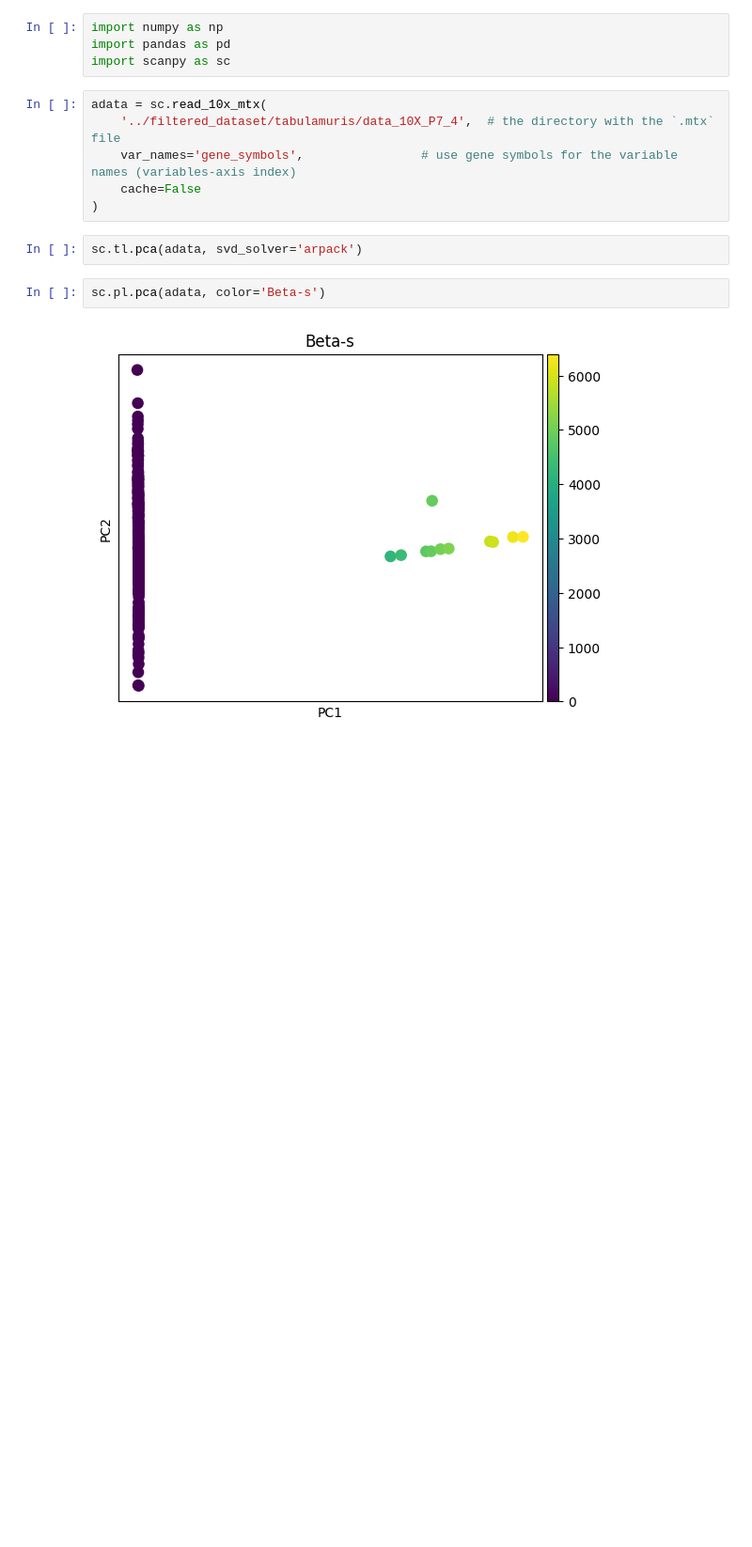
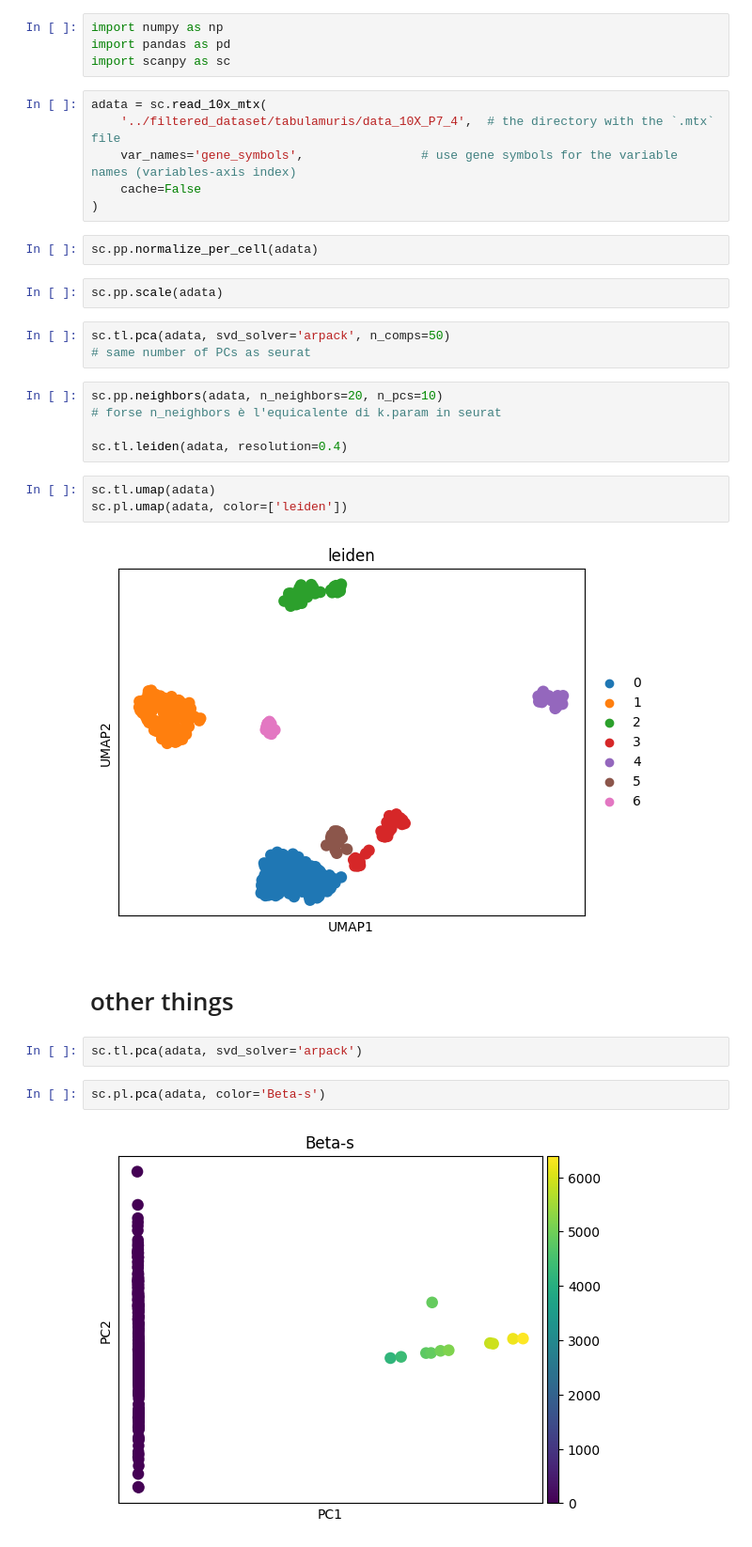
Before and after one commit to arcotan/single-cell-data-analysis, a Jupyter notebook: scanpy/no_preprocess.ipynb, the cells around one changed output. Shown at 94% size. Cells and saved outputs as stored; diff of their text form; blank space fills up the shorter version.

Commit message:
scanpy ha quasi gli stessi parametri di seurat

```diff
--- a/scanpy/no_preprocess.ipynb
+++ b/scanpy/no_preprocess.ipynb
@@ -8,6 +8,25 @@ adata = sc.read_10x_mtx(
     var_names='gene_symbols',                # use gene symbols for the variable names (variables-axis index)
     cache=False
 )
+# %%
+sc.pp.normalize_per_cell(adata)
+# %%
+sc.pp.scale(adata)
+# %%
+sc.tl.pca(adata, svd_solver='arpack', n_comps=50)
+# same number of PCs as seurat
+# %%
+sc.pp.neighbors(adata, n_neighbors=20, n_pcs=10)
+# forse n_neighbors è l'equicalente di k.param in seurat
+
+sc.tl.leiden(adata, resolution=0.4)
+# %%
+sc.tl.umap(adata)
+sc.pl.umap(adata, color=['leiden'])
+# %% [output]
+[figure, added]
+# %% [markdown]
+# other things
 # %%
 sc.tl.pca(adata, svd_solver='arpack')
 # %%
```
Also changed, not shown: 2 other files.
